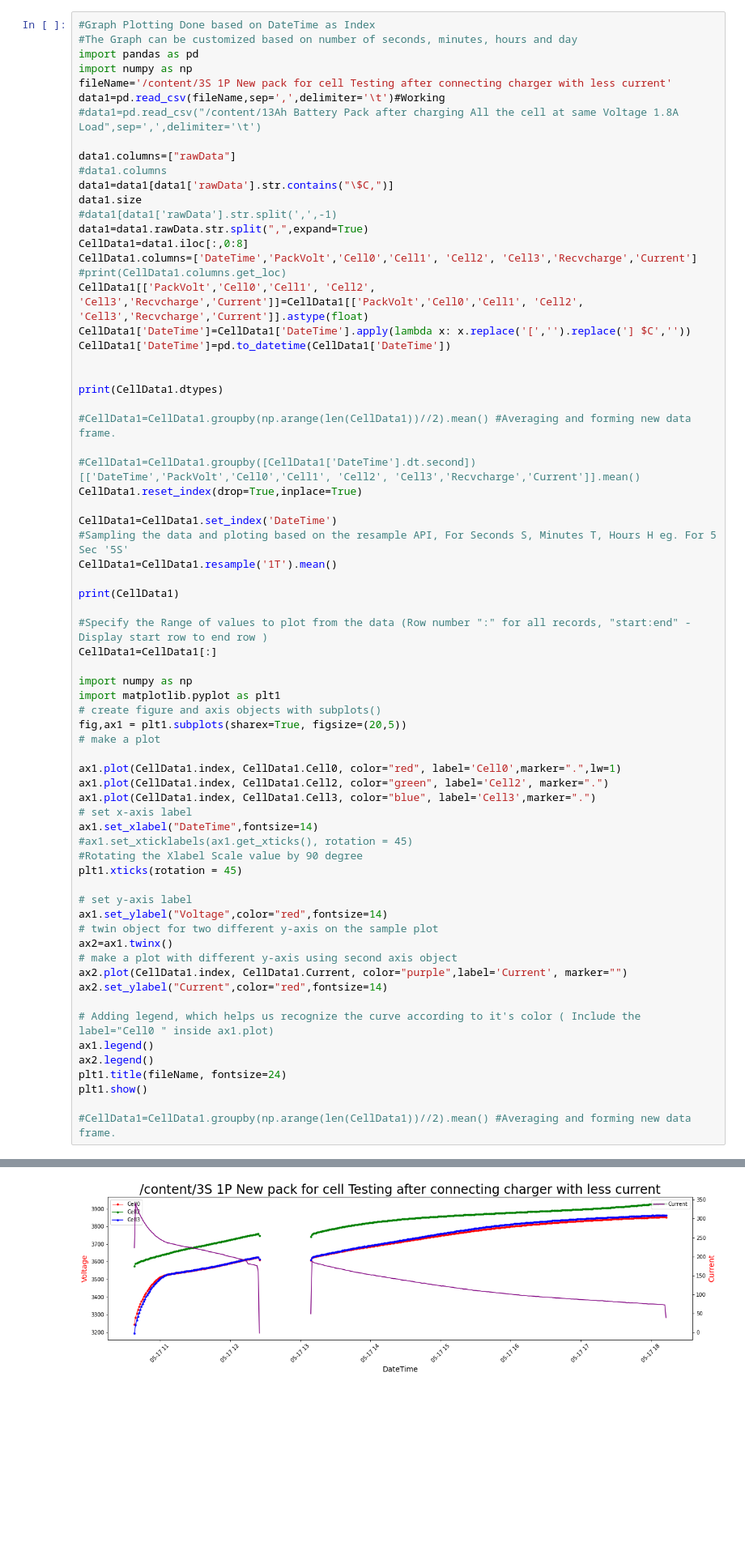
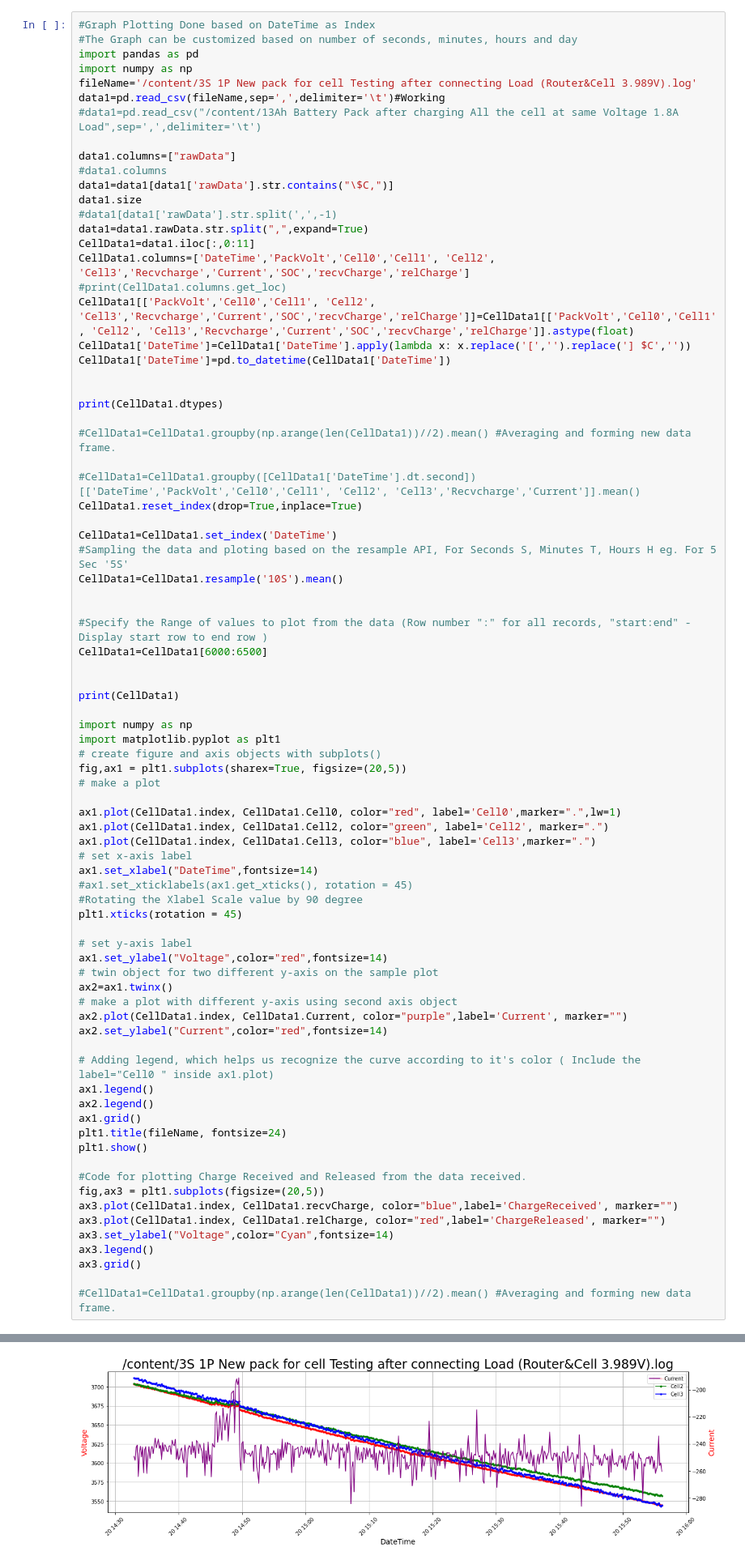
Before and after one commit to priyasathish13/https-classroom.github.com-a-sjC9IRF1, a Jupyter notebook: Welcome_To_Colaboratory.ipynb, the cells around one changed output, grey strips where cells are left out. Shown: that part at 81% size. Cells and saved outputs as stored; diff of their text form; blank space fills up the shorter version.

Commit message:
Added the ChargeReceived and Released Plot

```diff
--- a/Welcome_To_Colaboratory.ipynb
+++ b/Welcome_To_Colaboratory.ipynb
@@ -121,7 +122,7 @@ plt1.show()
 #The Graph can be customized based on number of seconds, minutes, hours and day
 import pandas as pd
 import numpy as np
-fileName='/content/3S 1P New pack for cell Testing after connecting charger with less current'
+fileName='/content/3S 1P New pack for cell Testing after connecting Load (Router&Cell 3.989V).log'
 data1=pd.read_csv(fileName,sep=',',delimiter='\t')#Working
 #data1=pd.read_csv("/content/13Ah Battery Pack after charging All the cell at same Voltage 1.8A Load",sep=',',delimiter='\t')
 
@@ -131,10 +132,10 @@ data1=data1[data1['rawData'].str.contains("\$C,")]
 data1.size
 #data1[data1['rawData'].str.split(',',-1)
 data1=data1.rawData.str.split(",",expand=True)
-CellData1=data1.iloc[:,0:8]
-CellData1.columns=['DateTime','PackVolt','Cell0','Cell1', 'Cell2', 'Cell3','Recvcharge','Current']
+CellData1=data1.iloc[:,0:11]
+CellData1.columns=['DateTime','PackVolt','Cell0','Cell1', 'Cell2', 'Cell3','Recvcharge','Current','SOC','recvCharge','relCharge']
 #print(CellData1.columns.get_loc)
-CellData1[['PackVolt','Cell0','Cell1', 'Cell2', 'Cell3','Recvcharge','Current']]=CellData1[['PackVolt','Cell0','Cell1', 'Cell2', 'Cell3','Recvcharge','Current']].astype(float)
+CellData1[['PackVolt','Cell0','Cell1', 'Cell2', 'Cell3','Recvcharge','Current','SOC','recvCharge','relCharge']]=CellData1[['PackVolt','Cell0','Cell1', 'Cell2', 'Cell3','Recvcharge','Current','SOC','recvCharge','relCharge']].astype(float)
 CellData1['DateTime']=CellData1['DateTime'].apply(lambda x: x.replace('[','').replace('] $C',''))
 CellData1['DateTime']=pd.to_datetime(CellData1['DateTime'])
 
@@ -148,12 +149,14 @@ CellData1.reset_index(drop=True,inplace=True)
 
 CellData1=CellData1.set_index('DateTime')
 #Sampling the data and ploting based on the resample API, For Seconds S, Minutes T, Hours H eg. For 5 Sec '5S'
-CellData1=CellData1.resample('1T').mean()
+CellData1=CellData1.resample('10S').mean()
+
+
+#Specify the Range of values to plot from the data (Row number ":" for all records, "start:end" - Display start row to end row )
+CellData1=CellData1[6000:6500]
+
 
 print(CellData1)
-
-#Specify the Range of values to plot from the data (Row number ":" for all records, "start:end" - Display start row to end row )
-CellData1=CellData1[:]
 
 import numpy as np
 import matplotlib.pyplot as plt1
@@ -181,9 +184,18 @@ ax2.set_ylabel("Current",color="red",fontsize=14)
 # Adding legend, which helps us recognize the curve according to it's color ( Include the label="Cell0 " inside ax1.plot)
 ax1.legend()
 ax2.legend()
+ax1.grid()
 plt1.title(fileName, fontsize=24)
 plt1.show()
 
+#Code for plotting Charge Received and Released from the data received.
+fig,ax3 = plt1.subplots(figsize=(20,5))
+ax3.plot(CellData1.index, CellData1.recvCharge, color="blue",label='ChargeReceived', marker="")
+ax3.plot(CellData1.index, CellData1.relCharge, color="red",label='ChargeReleased', marker="")
+ax3.set_ylabel("Voltage",color="Cyan",fontsize=14)
+ax3.legend()
+ax3.grid()
+
 #CellData1=CellData1.groupby(np.arange(len(CellData1))//2).mean() #Averaging and forming new data frame.
 # %% [output]
 A value is trying to be set on a copy of a slice from a DataFrame.
@@ -219 +231 @@ DateTime                                        ...
-[figure, old version]
+[figure, new version]
```
Also changed, not shown: parts of 2 cells of this notebook.
